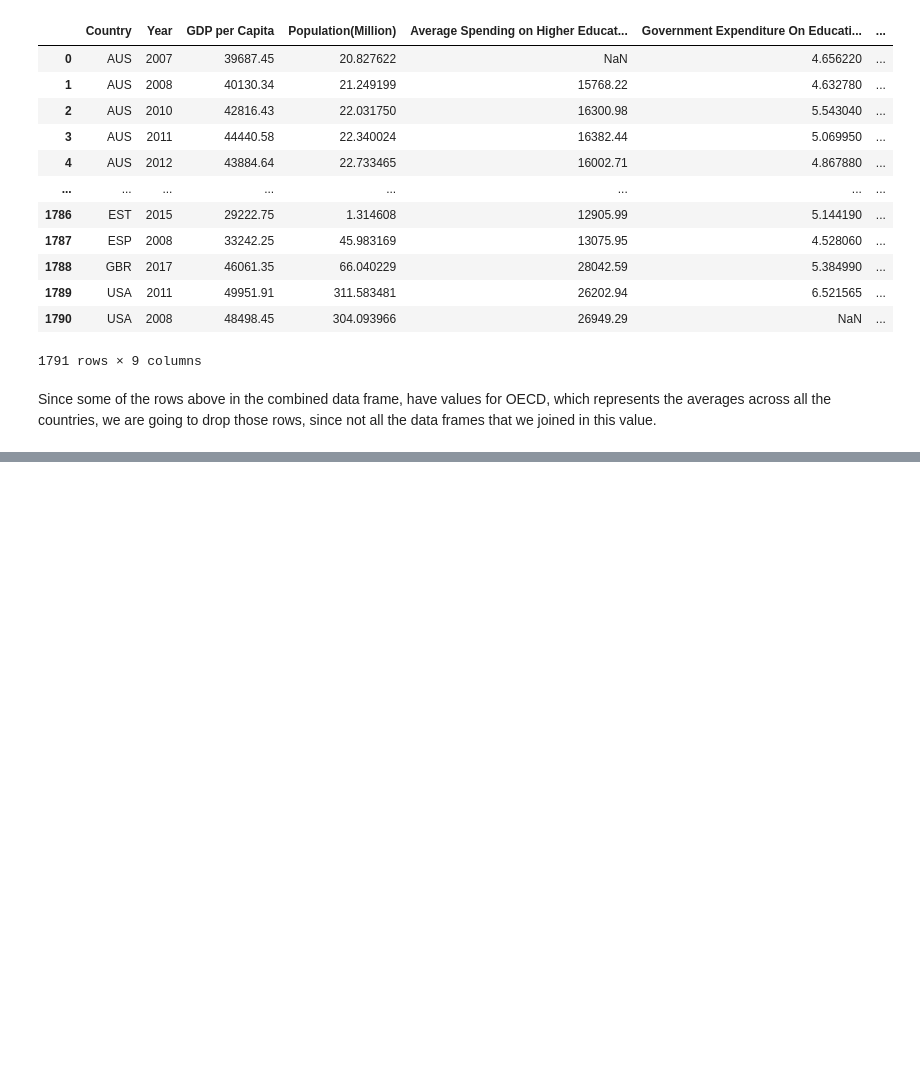
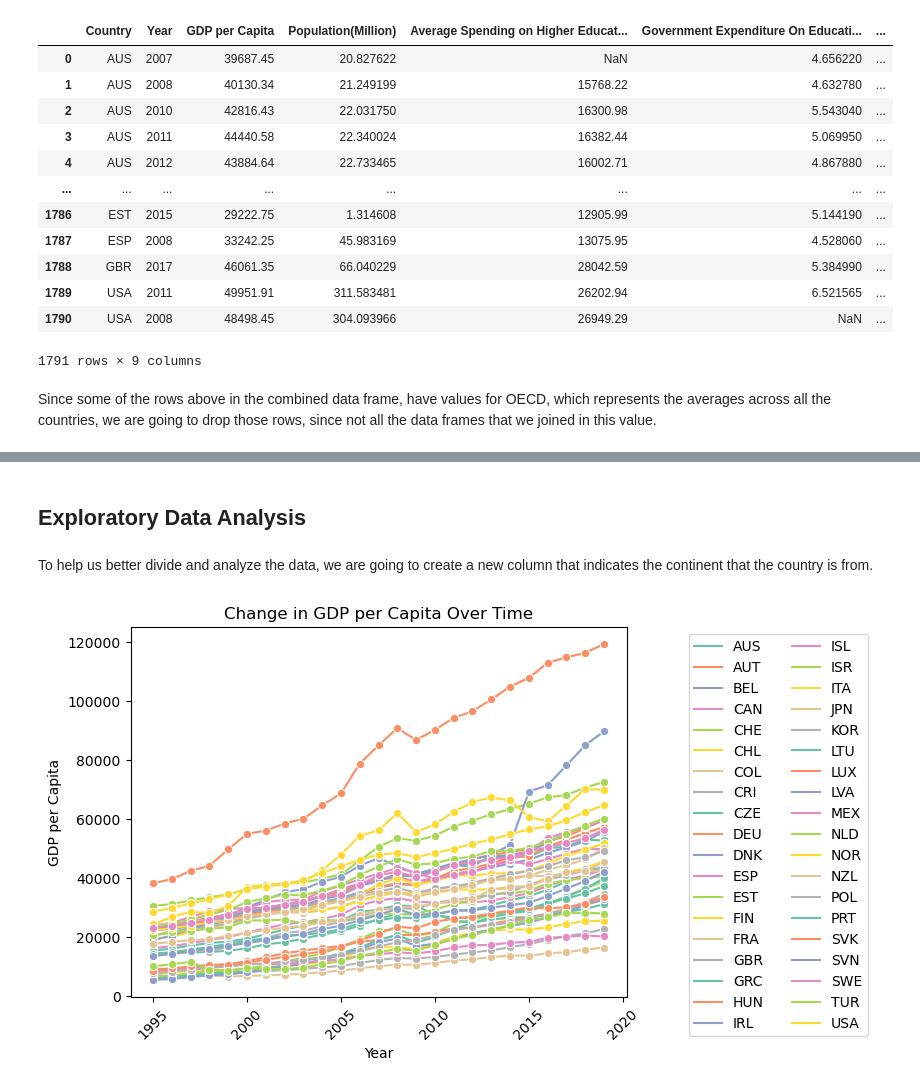
Before and after one commit to rcherivi/OECD-Tertiary-Education-Analysis, a Jupyter notebook: Phase 2ing - Rishika .ipynb, the cells around one changed output, grey strips where cells are left out. Drawn from its saved outputs; the diff is of its cells as text; code cells hidden in the pictures; blank space fills up the shorter version.

```diff
--- a/Phase 2ing - Rishika .ipynb
+++ b/Phase 2ing - Rishika .ipynb
@@ -670,0 +752,12 @@ combined_df.head()
+# %%
+query = """
+        SELECT *
+        FROM combined_df
+        LEFT JOIN completed_tertiary_edu_df
+        ON combined_df.Country = completed_tertiary_edu_df.Country
+        AND combined_df.Year = completed_tertiary_edu_df.Year
+        ORDER BY combined_df.Country,combined_df.Year;
+        """
+
+combined_df = duckdb.sql(query).df()
+combined_df.head()
@@ -674,0 +790,11 @@ combined_df.to_csv('combined_data.csv', index=False)
+# %%
+# Updates combined_df after filtering the year
+query = """
+        SELECT *
+        FROM combined_df
+        WHERE (Year >= 1995) AND (Year < 2020)
+        """
+
+combined_df = duckdb.sql(query).df()
+
+combined_df.head()
@@ -674,0 +808,4 @@ combined_df.to_csv('combined_data.csv', index=False)
+# %% [markdown]
+## Exploratory Data Analysis
+# %% [markdown]
+To help us better divide and analyze the data, we are going to create a new column that indicates the continent that the country is from.
@@ -674,0 +827,10 @@ combined_df.to_csv('combined_data.csv', index=False)
+# %%
+sns.lineplot(data = combined_df, x = "Year", y = "GDP per Capita",
+            hue = "Country", marker = "o", palette = "Set2");
+plt.legend(bbox_to_anchor = (1.5,1), loc = 'upper right', ncol = 2);
+plt.xticks(rotation = 45);
+#### Optional but nice to have a mapping to color each country based on
+#### Continent
+plt.title ("Change in GDP per Capita Over Time");
+# %% [output]
+[figure, added]
```
Also changed, not shown: parts of 57 cells of this notebook, 6 other files.
